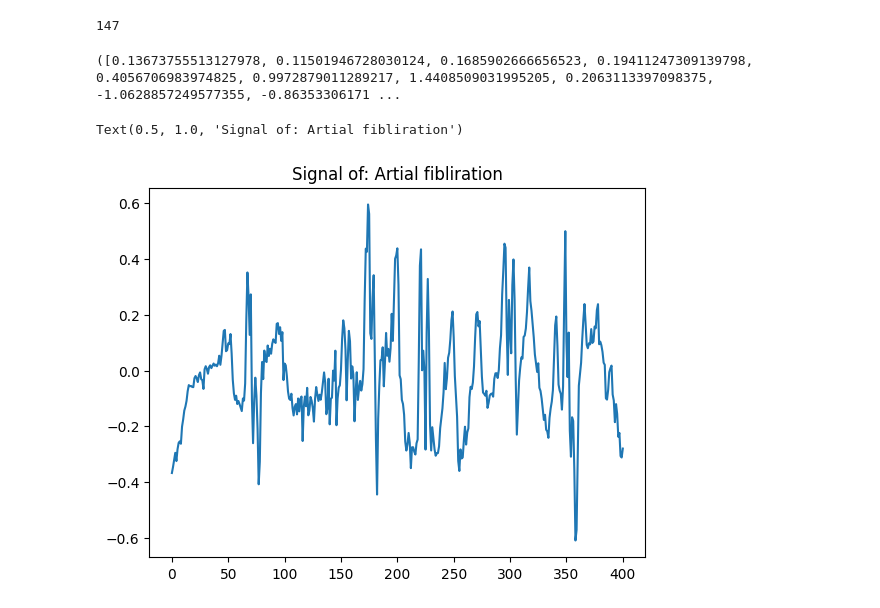
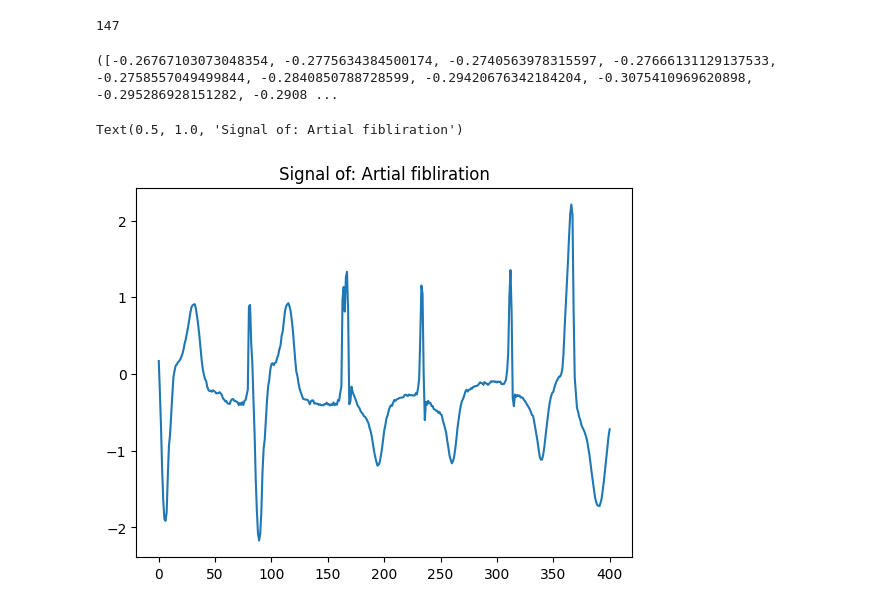
Before and after one commit to zojapila/dnn_ecg, a Jupyter notebook: MIT-BIH_Arrythmia.ipynb, the cells around one changed output. Cells and saved outputs as stored; diff of their text form; code cells hidden in the pictures.

```diff
--- a/MIT-BIH_Arrythmia.ipynb
+++ b/MIT-BIH_Arrythmia.ipynb
@@ -47,13 +47,13 @@ class MIT_BIH_Arythmia(Dataset):
         ecg_list = []
         exclusion_lst = ["00735", "03665", "04043", "04936", "05091", "06453", "08378", "08405", "08434", "08455"]
         for file in os.listdir(dataset_dir):
-            name = re.match(r'^(.*)\.atr$', file)
+            name = re.match(r'^(.*\d\d+)\.atr$', file)
             if name:
                 if name.group(1) in exclusion_lst:
                     continue
             if name:
-                record = wfdb.rdsamp(f"Datasets/files/{name.group(1)}")
-                annotation = wfdb.rdann(f"Datasets/files/{name.group(1)}", 'atr')
+                record = wfdb.rdsamp(f"{dataset_dir}{name.group(1)}")
+                annotation = wfdb.rdann(f"{dataset_dir}{name.group(1)}", 'atr')
                 signal = record[0][:,0]
                 fs_original = record[1]["fs"]
                 num_samples_target = int(signal.shape[0] * fs / fs_original)
@@ -120,12 +126,12 @@ print(acc)
 # %%
 print(ds[4])
 # %% [output]
-([0.13673755513127978, 0.11501946728030124, 0.1685902666656523, 0.19411247309139798, 0.4056706983974825, 0.9972879011289217, 1.4408509031995205, 0.2063113397098375, -1.0628857249577355, -0.86353306171 ...
+([-0.26767103073048354, -0.2775634384500174, -0.2740563978315597, -0.27666131129137533, -0.2758557049499844, -0.2840850788728599, -0.29420676342184204, -0.3075410969620898, -0.295286928151282, -0.2908 ...
 # %%
 import matplotlib.pyplot as plt
-samples, label = ds[167]
+samples, label = ds[85528]
 plt.plot(samples)
 plt.title(f"Signal of: {'Artial fibliration' if label else 'Normal'}")
 # %% [output]
 Text(0.5, 1.0, 'Signal of: Artial fibliration')
-[figure, old version]
+[figure, new version]
```
Also changed, not shown: parts of 2 cells of this notebook, 2 other files.
